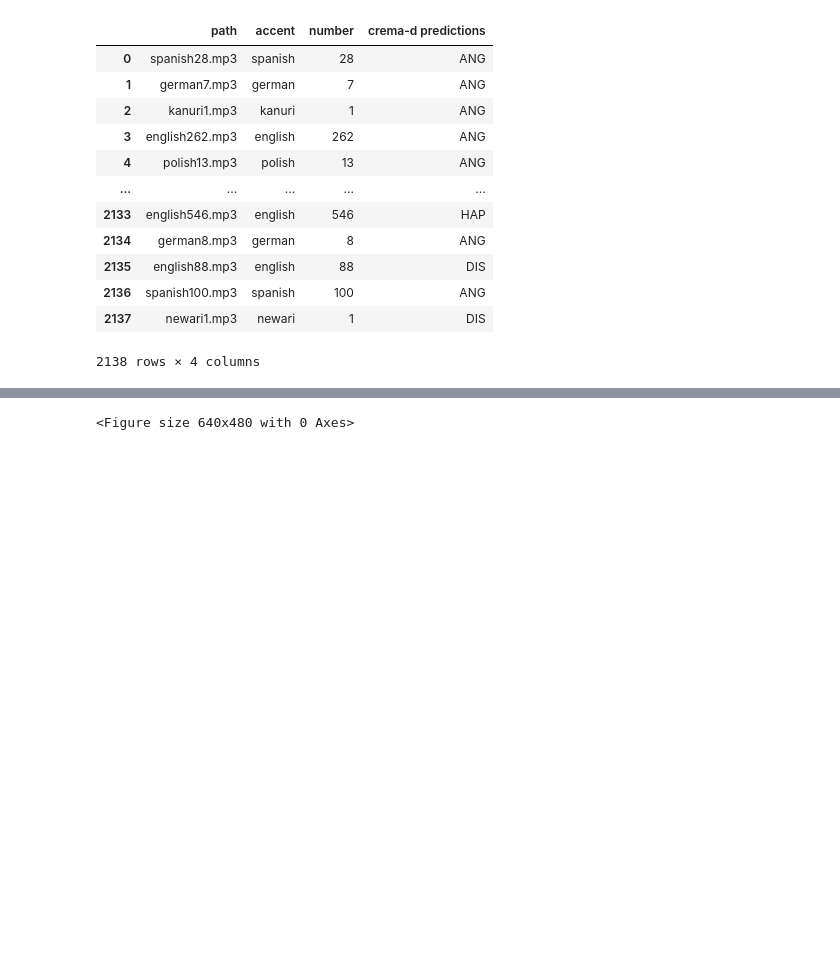
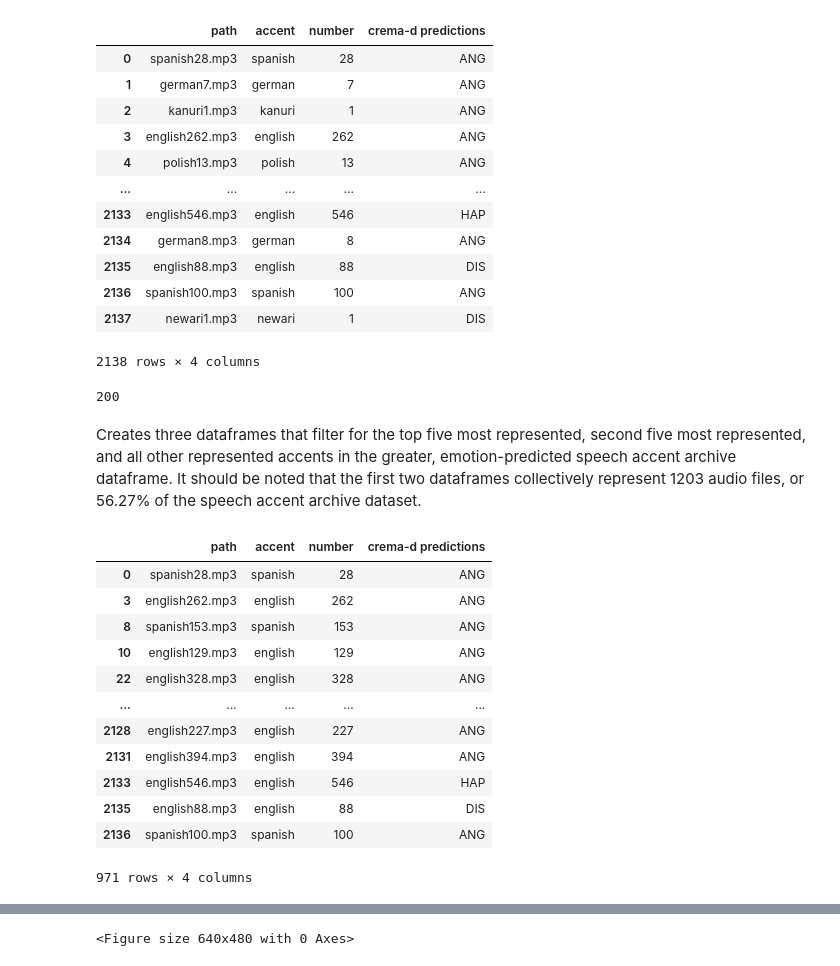
Before and after one commit to SleepDeprived3/Bias-in-Emotion-Recognition, a Jupyter notebook: preliminary_report/EmotionRecognitionOnAccents.ipynb, the cells around one changed output, grey strips where cells are left out. Cells and saved outputs as stored; diff of their text form; code cells hidden in the pictures; blank space fills up the shorter version.

```diff
--- a/preliminary_report/EmotionRecognitionOnAccents.ipynb
+++ b/preliminary_report/EmotionRecognitionOnAccents.ipynb
@@ -393,6 +423,13 @@ ssa_df
 | 2136 | spanish100.mp3 | spanish | 100 | ANG |
 | 2137 | newari1.mp3 | newari | 1 | DIS |
 2138 rows × 4 columns
+# %%
+# counts the number of unique accents in the speech accent archive
+ssa_df["accent"].nunique()
+# %% [output]
+200
+# %% [markdown]
+Creates three dataframes that filter for the top five most represented, second five most represented, and all other represented accents in the greater, emotion-predicted speech accent archive dataframe. It should be noted that the first two dataframes collectively represent 1203 audio files, or 56.27% of the speech accent archive dataset.
 # %%
 accent_grouping = ssa_df.groupby(["accent"])["crema-d predictions"].count()
 most_common_accents = accent_grouping.sort_values(ascending=False)
@@ -404,0 +444,16 @@ filtered_emotion_df_next = ssa_df[ssa_df['accent'].isin(accents_by_count_next_fi
+# %%
+filtered_emotion_df_top
+# %% [output]
+|  | path | accent | number | crema-d predictions |
+| 0 | spanish28.mp3 | spanish | 28 | ANG |
+| 3 | english262.mp3 | english | 262 | ANG |
+| 8 | spanish153.mp3 | spanish | 153 | ANG |
+| 10 | english129.mp3 | english | 129 | ANG |
+| 22 | english328.mp3 | english | 328 | ANG |
+| ... | ... | ... | ... | ... |
+| 2128 | english227.mp3 | english | 227 | ANG |
+| 2131 | english394.mp3 | english | 394 | ANG |
+| 2133 | english546.mp3 | english | 546 | HAP |
+| 2135 | english88.mp3 | english | 88 | DIS |
+| 2136 | spanish100.mp3 | spanish | 100 | ANG |
+971 rows × 4 columns
```
Also changed, not shown: parts of 33 cells of this notebook.
